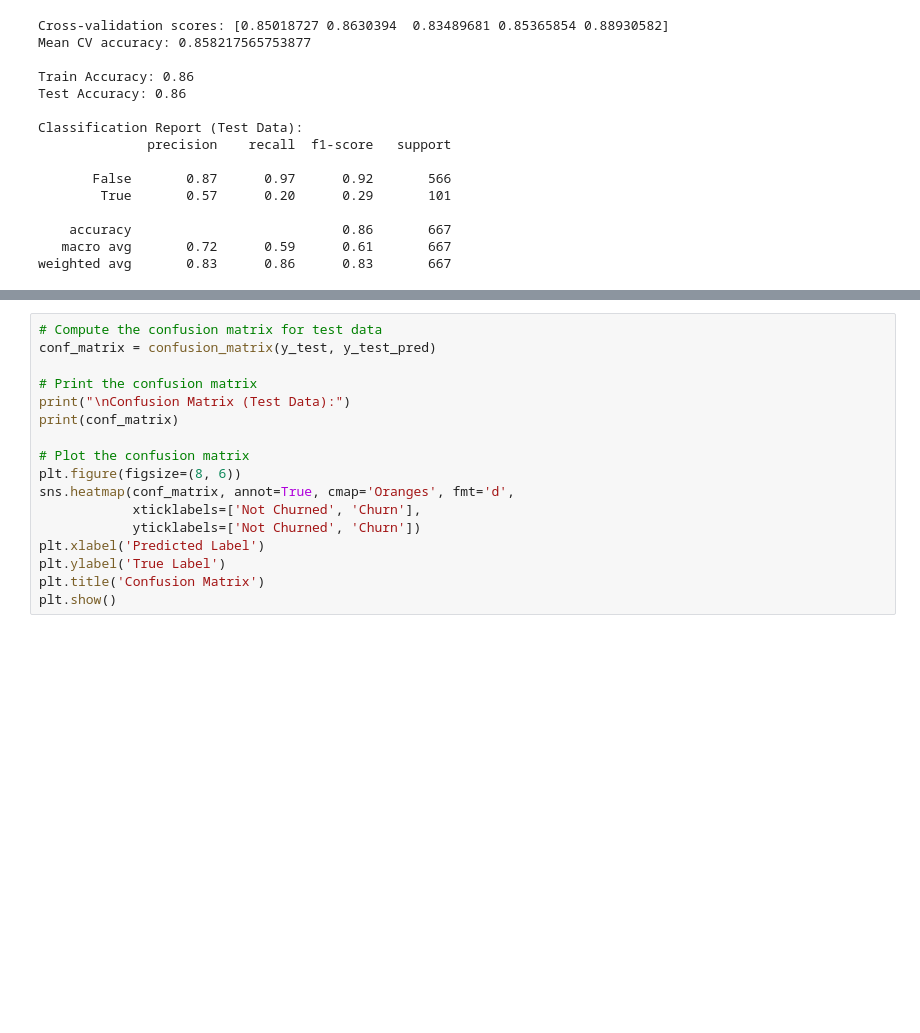
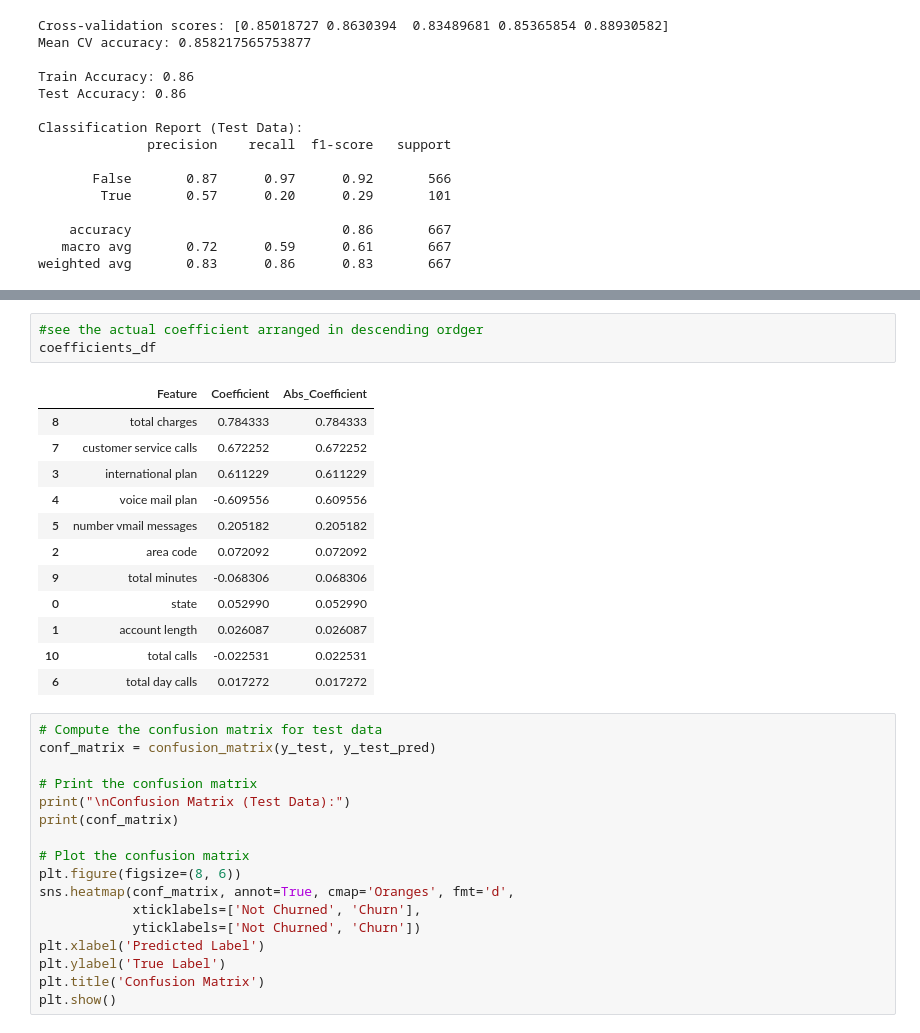
Before and after one commit to Nzuuko/Phase-3-Project, a Jupyter notebook: notebook.ipynb, the cells around one changed output, grey strips where cells are left out. Drawn from its saved outputs; the diff is of its cells as text; blank space fills up the shorter version.

```diff
--- a/notebook.ipynb
+++ b/notebook.ipynb
@@ -618,3 +692,19 @@ weighted avg       0.83      0.86      0.83       667
+# %%
+#see the actual coefficient arranged in descending ordger
+coefficients_df
+# %% [output]
+|  | Feature | Coefficient | Abs_Coefficient |
+| 8 | total charges | 0.784333 | 0.784333 |
+| 7 | customer service calls | 0.672252 | 0.672252 |
+| 3 | international plan | 0.611229 | 0.611229 |
+| 4 | voice mail plan | -0.609556 | 0.609556 |
+| 5 | number vmail messages | 0.205182 | 0.205182 |
+| 2 | area code | 0.072092 | 0.072092 |
+| 9 | total minutes | -0.068306 | 0.068306 |
+| 0 | state | 0.052990 | 0.052990 |
+| 1 | account length | 0.026087 | 0.026087 |
+| 10 | total calls | -0.022531 | 0.022531 |
+| 6 | total day calls | 0.017272 | 0.017272 |
 # %%
 # Compute the confusion matrix for test data
 conf_matrix = confusion_matrix(y_test, y_test_pred)
```
Also changed, not shown: parts of 4 cells of this notebook.
